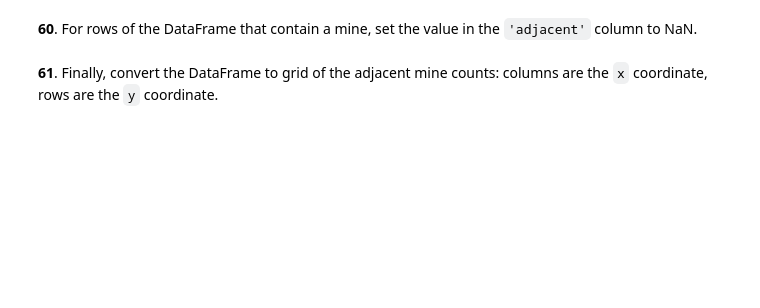
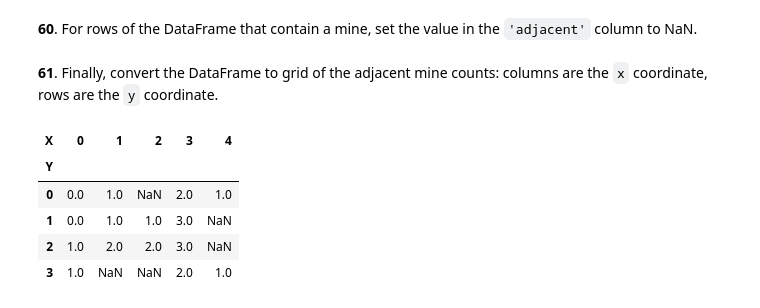
Before and after one commit to itayf02/training, a Jupyter notebook: training-main (1)/training-main/intro/python/pandas/pandas_puzzles.ipynb, the cells around one changed output. Saved outputs shown, nothing was run; the diff lists cells and outputs as text; code cells hidden in the pictures; blank space fills up the shorter version.

```diff
--- a/training-main (1)/training-main/intro/python/pandas/pandas_puzzles.ipynb
+++ b/training-main (1)/training-main/intro/python/pandas/pandas_puzzles.ipynb
@@ -945,2 +1130,12 @@ To begin, generate a DataFrame `df` with two columns, `'x'` and `'y'` containing
 # %% [markdown]
 **61**. Finally, convert the DataFrame to grid of the adjacent mine counts: columns are the `x` coordinate, rows are the `y` coordinate.
+# %%
+grid = coordinates_df.pivot(index="Y", columns="X", values="adjacent")
+grid
+# %% [output]
+| X | 0 | 1 | 2 | 3 | 4 |
+| Y |  |  |  |  |  |
+| 0 | 0.0 | 1.0 | NaN | 2.0 | 1.0 |
+| 1 | 0.0 | 1.0 | 1.0 | 3.0 | NaN |
+| 2 | 1.0 | 2.0 | 2.0 | 3.0 | NaN |
+| 3 | 1.0 | NaN | NaN | 2.0 | 1.0 |
```
Also changed, not shown: parts of 13 cells of this notebook.
